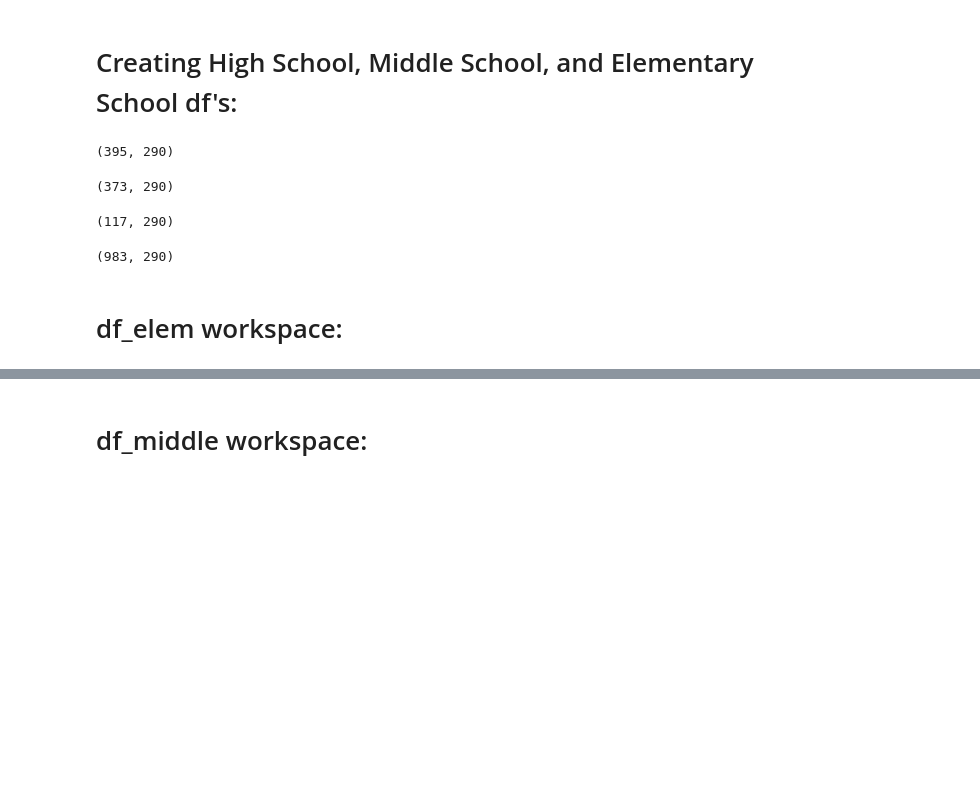
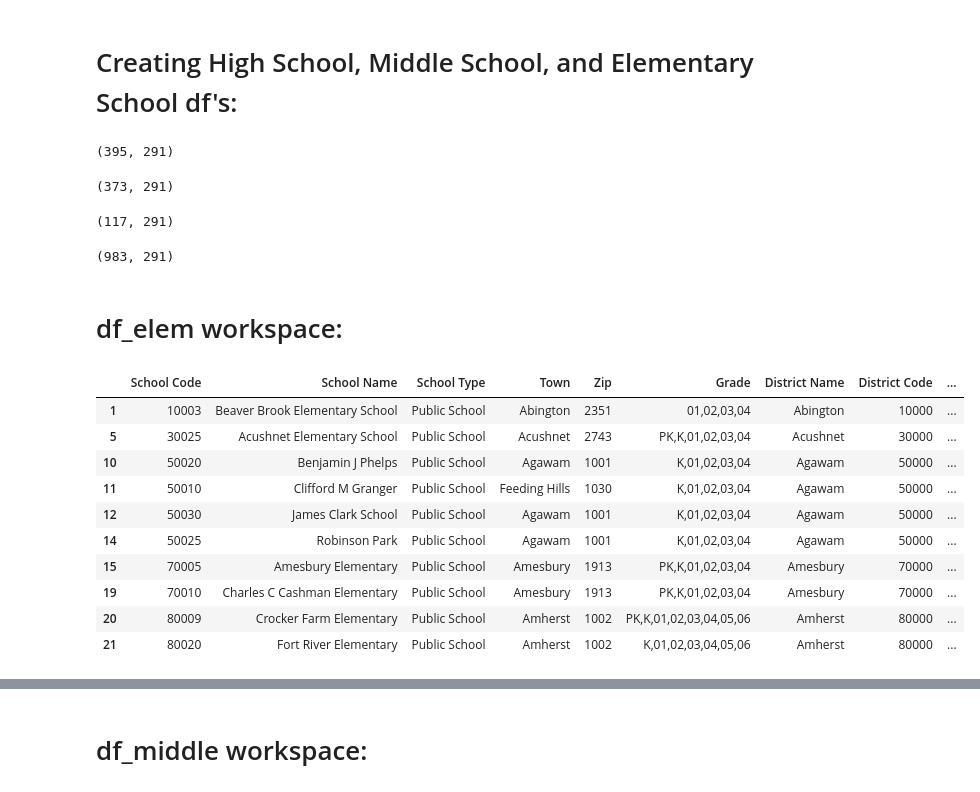
Before and after one commit to andrewellis6/Capstone_Project, a Jupyter notebook: Capstone/Capstone_project_AE_DEN.ipynb, the cells around one changed output, grey strips where cells are left out. Cells and saved outputs as stored; diff of their text form; code cells hidden in the pictures; blank space fills up the shorter version.

```diff
--- a/Capstone/Capstone_project_AE_DEN.ipynb
+++ b/Capstone/Capstone_project_AE_DEN.ipynb
@@ -100,9 +100,9 @@ Length: 302, dtype: int64
 # %%
 #I am going to drop the 4 columns that are all nulls (see top of df_nulls)
 
-#df = df.drop(['MCAS_3rdGrade_English_SGP', 'MCAS_3rdGrade_Math_SGP',
-#              'MCAS_3rdGrade_Math_Incl. in SGP(#)', 'MCAS_3rdGrade_English_Incl. in SGP(#)',
-#              'Function', 'Contact Name', 'Fax', 'Phone', 'Address 2', 'Address 1'], axis = 1)
+df = df.drop(['MCAS_3rdGrade_English_SGP', 'MCAS_3rdGrade_Math_SGP',
+              'MCAS_3rdGrade_Math_Incl. in SGP(#)', 'MCAS_3rdGrade_English_Incl. in SGP(#)',
+              'Function', 'Contact Name', 'Fax', 'Phone', 'Address 2', 'Address 1'], axis = 1)
 # %%
 df.shape
 # %% [output]
@@ -129,7 +129,7 @@ df['State'].nunique()
 # %% [output]
 1
 # %%
-#df.drop(['State'], axis = 1, inplace=True)
+df.drop(['State'], axis = 1, inplace=True)
 df.shape
 # %% [output]
 (1861, 291)
@@ -182,21 +182,36 @@ dtype('O')
 df_high=df.loc[(df['10_Enrollment'] != 0)]
 df_high.shape
 # %% [output]
-(395, 290)
+(395, 291)
 # %%
 df_middle=df.loc[(df['7_Enrollment'] !=0) & (df['2_Enrollment'] ==0)]
 df_middle.shape
 # %% [output]
-(373, 290)
+(373, 291)
 # %%
 df_k8 = df.loc[(df['K_Enrollment'] !=0) & (df['8_Enrollment'] !=0)]
 df_k8.shape
 # %% [output]
-(117, 290)
+(117, 291)
 # %%
 df_elem = df.loc[(df['2_Enrollment'] !=0)]
 df_elem.shape
 # %% [output]
-(983, 290)
+(983, 291)
 # %% [markdown]
 # df_elem workspace:
+# %%
+pd.set_option('display.max_columns', 999)
+df_elem.head(10)
+# %% [output]
+|  | School Code | School Name | School Type | Town | Zip | Grade | District Name | District Code | ... |
+| 1 | 10003 | Beaver Brook Elementary School | Public School | Abington | 2351 | 01,02,03,04 | Abington | 10000 | ... |
+| 5 | 30025 | Acushnet Elementary School | Public School | Acushnet | 2743 | PK,K,01,02,03,04 | Acushnet | 30000 | ... |
+| 10 | 50020 | Benjamin J Phelps | Public School | Agawam | 1001 | K,01,02,03,04 | Agawam | 50000 | ... |
+| 11 | 50010 | Clifford M Granger | Public School | Feeding Hills | 1030 | K,01,02,03,04 | Agawam | 50000 | ... |
+| 12 | 50030 | James Clark School | Public School | Agawam | 1001 | K,01,02,03,04 | Agawam | 50000 | ... |
+| 14 | 50025 | Robinson Park | Public School | Agawam | 1001 | K,01,02,03,04 | Agawam | 50000 | ... |
+| 15 | 70005 | Amesbury Elementary | Public School | Amesbury | 1913 | PK,K,01,02,03,04 | Amesbury | 70000 | ... |
+| 19 | 70010 | Charles C Cashman Elementary | Public School | Amesbury | 1913 | PK,K,01,02,03,04 | Amesbury | 70000 | ... |
+| 20 | 80009 | Crocker Farm Elementary | Public School | Amherst | 1002 | PK,K,01,02,03,04,05,06 | Amherst | 80000 | ... |
+| 21 | 80020 | Fort River Elementary | Public School | Amherst | 1002 | K,01,02,03,04,05,06 | Amherst | 80000 | ... |
```
Also changed, not shown: parts of 14 cells of this notebook, 3 other files.
